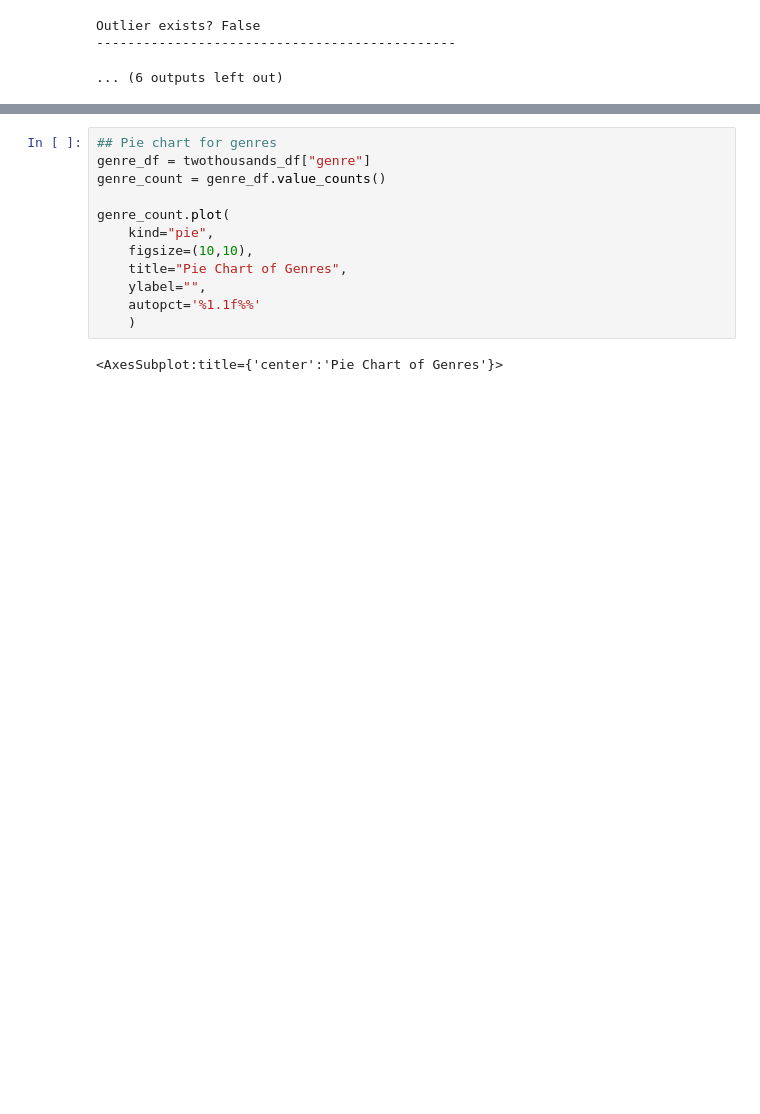
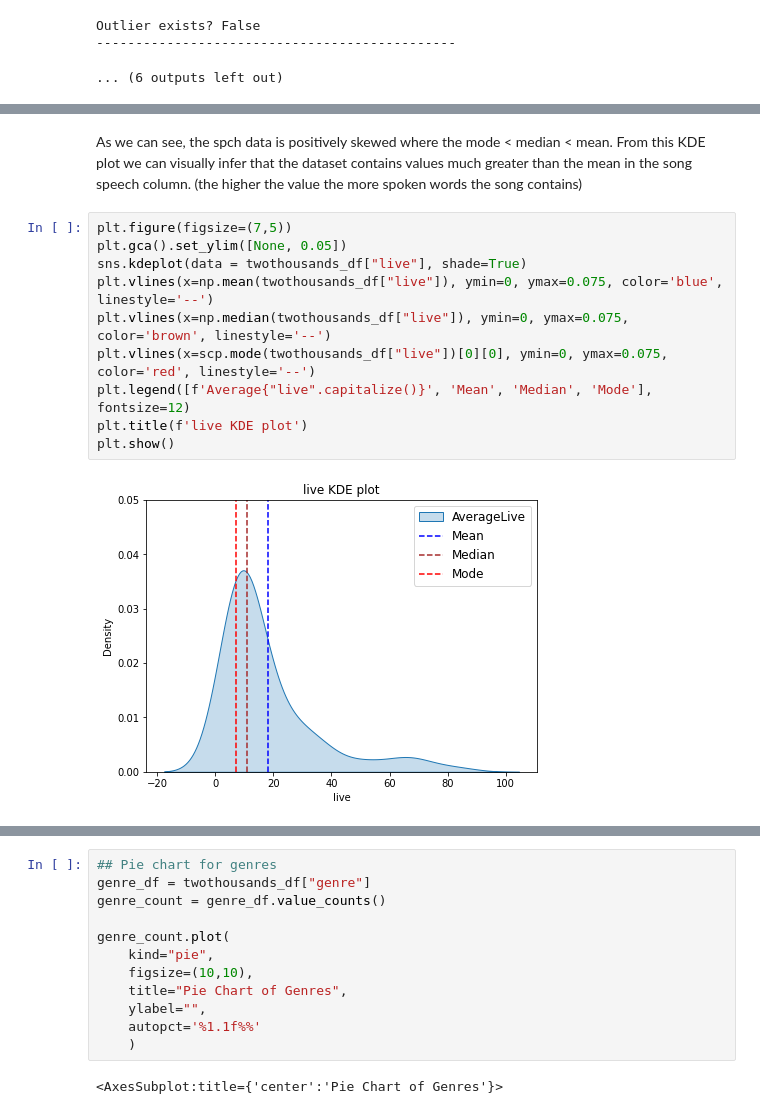
Before and after one commit to whenwe177/aids-final-project, a Jupyter notebook: ipynbs/eda_00s.ipynb, the cells around one changed output, grey strips where cells are left out. Drawn from its saved outputs; the diff is of its cells as text; blank space fills up the shorter version.

```diff
--- a/ipynbs/eda_00s.ipynb
+++ b/ipynbs/eda_00s.ipynb
@@ -207,0 +210,14 @@ for df in kde_dfs:
+# %% [markdown]
+As we can see, the spch data is positively skewed where the mode < median < mean. From this KDE plot we can visually infer that the dataset contains values much greater than the mean in the song speech column. (the higher the value the more spoken words the song contains)
+# %%
+plt.figure(figsize=(7,5))
+plt.gca().set_ylim([None, 0.05])
+sns.kdeplot(data = twothousands_df["live"], shade=True)
+plt.vlines(x=np.mean(twothousands_df["live"]), ymin=0, ymax=0.075, color='blue', linestyle='--')
+plt.vlines(x=np.median(twothousands_df["live"]), ymin=0, ymax=0.075, color='brown', linestyle='--')
+plt.vlines(x=scp.mode(twothousands_df["live"])[0][0], ymin=0, ymax=0.075, color='red', linestyle='--')
+plt.legend([f'Average{"live".capitalize()}', 'Mean', 'Median', 'Mode'], fontsize=12)
+plt.title(f'live KDE plot')
+plt.show()
+# %% [output]
+[figure, added]
```
Also changed, not shown: parts of 15 cells of this notebook, 1 other file.
